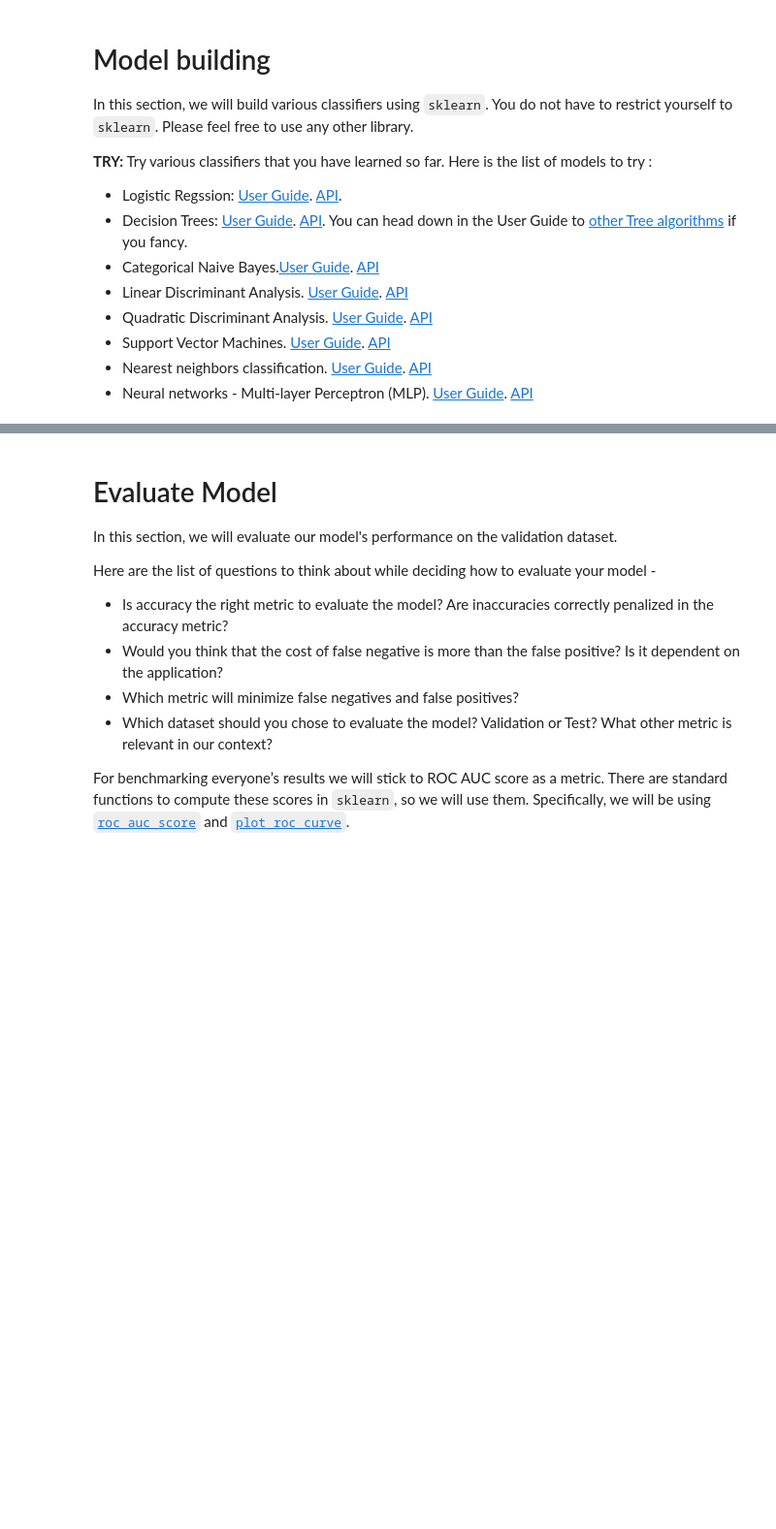
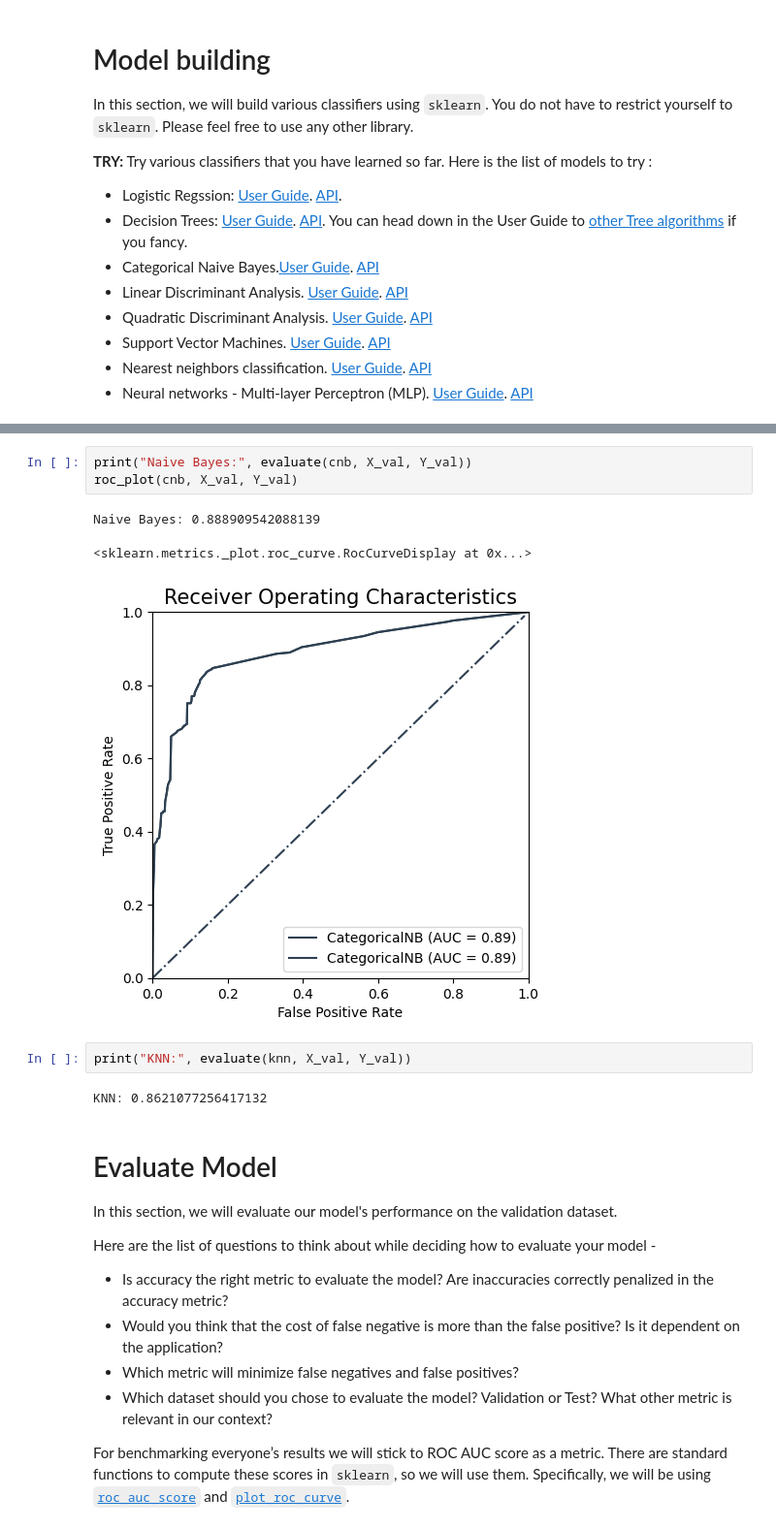
Before and after one commit to bbc/apprenticeship-covid-hack, a Jupyter notebook: notebooks/EM_COVID_diagnosis_hackathon.ipynb, the cells around one changed output, grey strips where cells are left out. Shown at 97% size. Drawn from its saved outputs; the diff is of its cells as text; blank space fills up the shorter version.

```diff
--- a/notebooks/EM_COVID_diagnosis_hackathon.ipynb
+++ b/notebooks/EM_COVID_diagnosis_hackathon.ipynb
@@ -331,3 +497,14 @@ Here is the list of models to try :
+# %%
+print("Naive Bayes:", evaluate(cnb, X_val, Y_val))
+roc_plot(cnb, X_val, Y_val)
+# %% [output]
+Naive Bayes: 0.888909542088139
+<sklearn.metrics._plot.roc_curve.RocCurveDisplay at 0x...>
+[figure, added]
+# %%
+print("KNN:", evaluate(knn, X_val, Y_val))
+# %% [output]
+KNN: 0.8621077256417132
 # %% [markdown]
 # Evaluate Model
 
```
Also changed, not shown: parts of 20 cells of this notebook.
